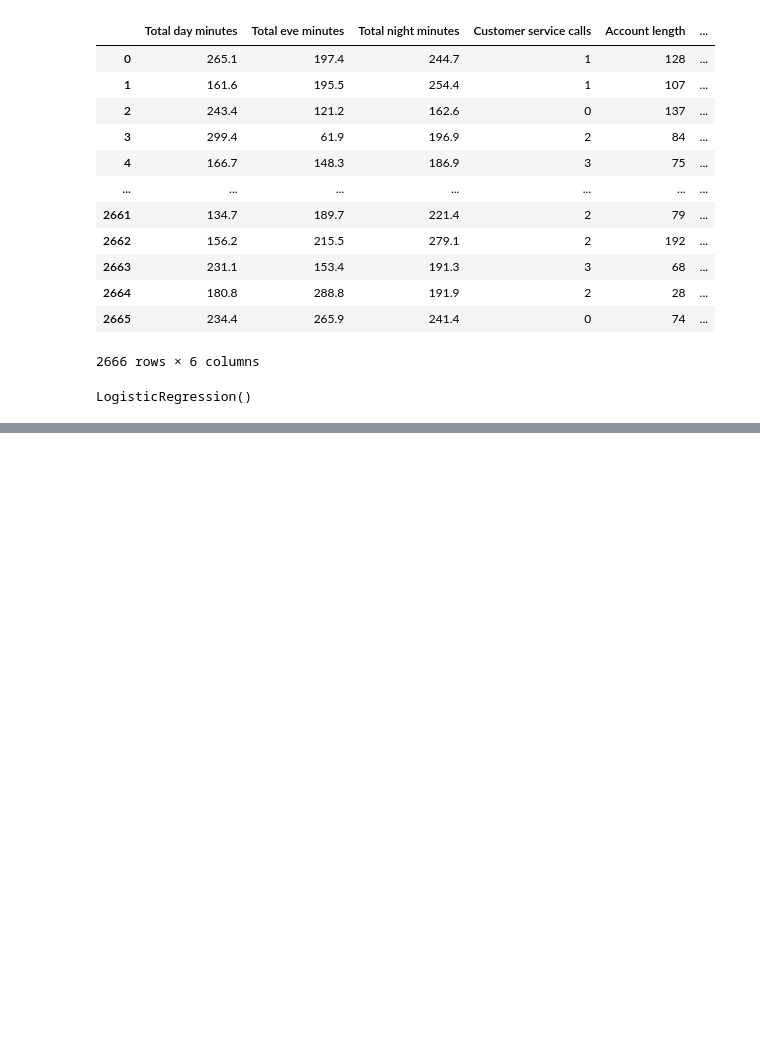
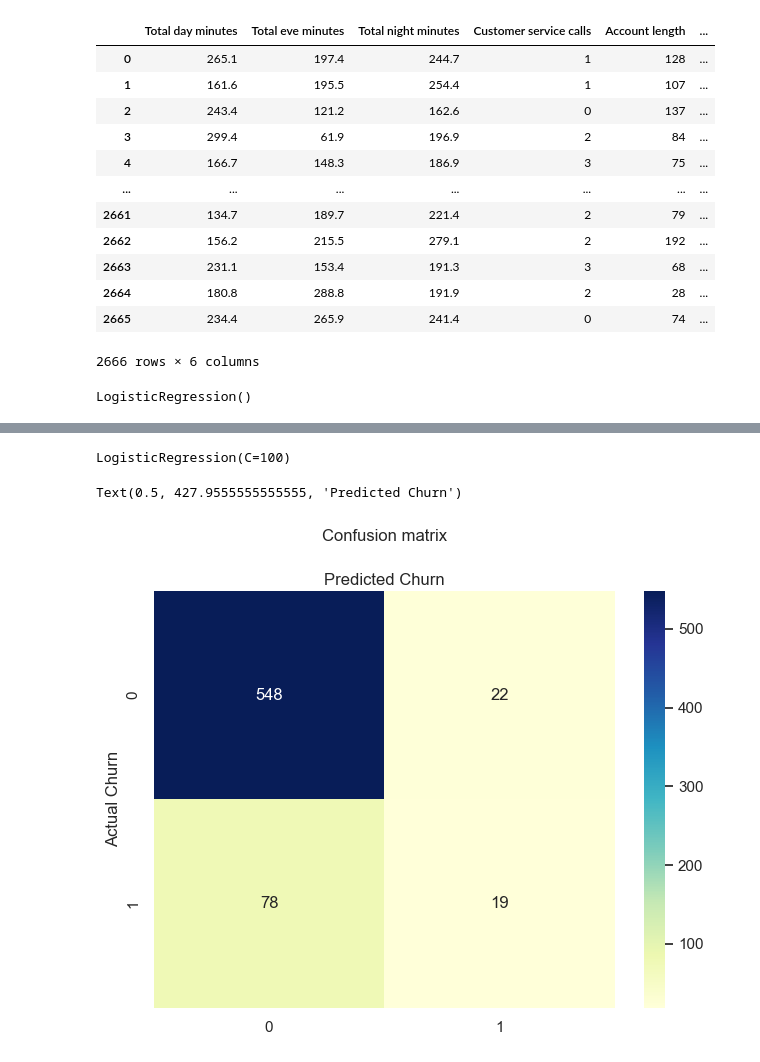
Before and after one commit to chuaqindi/sc1015-miniproject, a Jupyter notebook: logistic_regression.ipynb, the cells around one changed output, grey strips where cells are left out. Cells and saved outputs as stored; diff of their text form; code cells hidden in the pictures; blank space fills up the shorter version.

```diff
--- a/logistic_regression.ipynb
+++ b/logistic_regression.ipynb
@@ -304,0 +341,3 @@ plt.show()
+# %%
+df = pd.DataFrame(data[ ['Account length','Area code','International plan','Voice mail plan','Number vmail messages','Total day minutes','Total eve minutes', 'Total night minutes','Total intl minutes','Customer service calls']])
+df
@@ -304,0 +358,29 @@ plt.show()
+# %%
+X_train, X_test, y_train, y_test = train_test_split(df, data['Churn'], test_size = 0.25, random_state= 42)
+# %%
+logreg = LogisticRegression(C=100)
+logreg.fit(X_train,y_train)
+# %% [output]
+LogisticRegression(C=100)
+# %%
+y_pred = logreg.predict(X_test)
+# %%
+cnf_matrix = metrics.confusion_matrix(y_test, y_pred)
+cnf_matrix
+
+
+class_names=[0,1] # name  of classes
+fig, ax = plt.subplots()
+tick_marks = np.arange(len(class_names))
+plt.xticks(tick_marks, class_names)
+plt.yticks(tick_marks, class_names)
+# create heatmap
+sb.heatmap(pd.DataFrame(cnf_matrix), annot=True, cmap="YlGnBu" ,fmt='g')
+ax.xaxis.set_label_position("top")
+plt.tight_layout()
+plt.title('Confusion matrix', y=1.1)
+plt.ylabel('Actual Churn')
+plt.xlabel('Predicted Churn')
+# %% [output]
+Text(0.5, 427.9555555555555, 'Predicted Churn')
+[figure, added]
```
Also changed, not shown: parts of 21 cells of this notebook, 1 other file.
